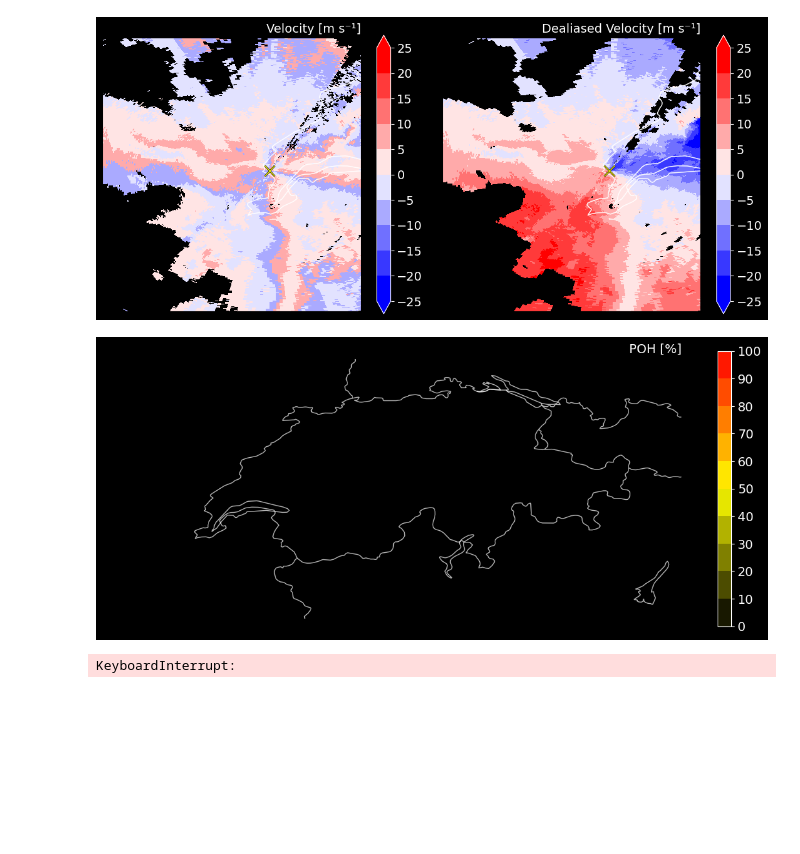
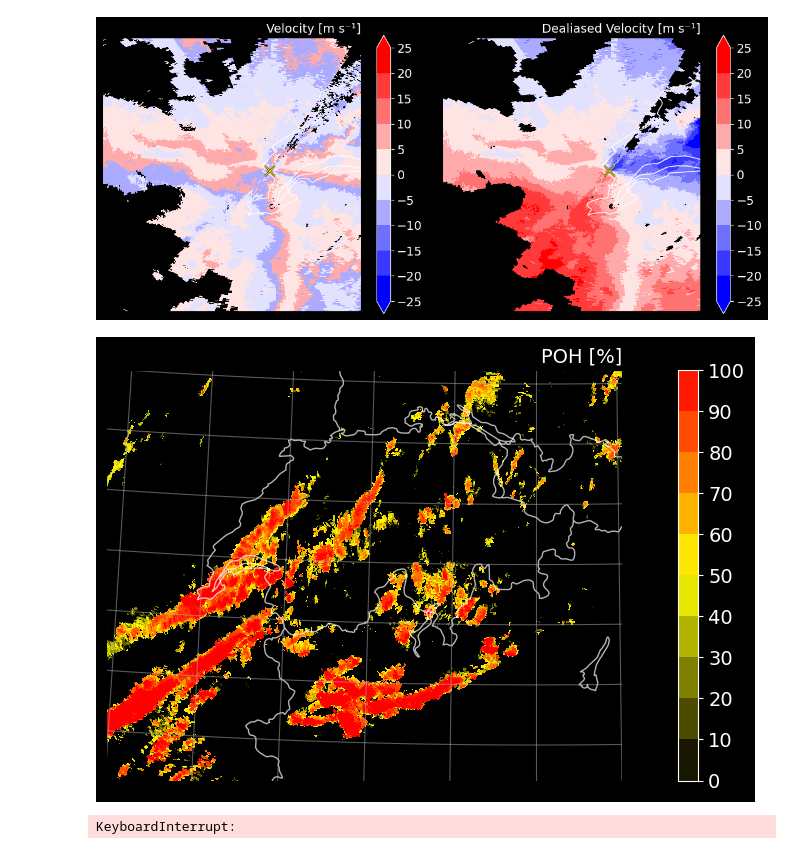
Before and after one commit to florianvalentinackermann/radar_windgusts, a Jupyter notebook: first_case.ipynb, the cells around one changed output. Saved outputs shown, nothing was run; the diff lists cells and outputs as text; code cells hidden in the pictures; blank space fills up the shorter version.

```diff
--- a/first_case.ipynb
+++ b/first_case.ipynb
@@ -181,8 +191,8 @@ lats, lons = radar_to_latlon(radar_lat, radar_lon, ranges, azimuths)
 chx = np.arange(255000, 255000 + 710 * 1000 + 1, 1000)
 chy = sorted(np.arange(-160000, -160000 + 640 * 1000 + 1, 1000), reverse=True)
 X, Y = np.meshgrid(chx, chy)
-# Initialize transformer for Swiss grid to WGS84 (EPSG:21781 to EPSG:3857)
-transformer = Transformer.from_crs(21781, 4326, always_xy=True)
+# Initialize transformer for Swiss grid to WGS84 (EPSG:21781 to EPSG:3857) 4326 PlateCarree
+transformer = Transformer.from_crs(21781, 3035, always_xy=True)
 # Convert Swiss grid coordinates to lat/lon
 clons, clats = transformer.transform(X, Y)
 
@@ -839,45 +854,50 @@ plt.show()
 # %%
 # Daily POH
 
+projection = ccrs.epsg(3035)
 # Create figure with one subplot (dBZC composite)
-fig, ax = plt.subplots(figsize=(11.5, 5), subplot_kw={'projection': ccrs.PlateCarree()})
+fig, ax = plt.subplots(figsize=(11.5, 5), subplot_kw={'projection': projection})
 
 # Set background to black for the plot
 fig.patch.set_facecolor('black')  # Set the overall figure background
 ax.set_facecolor('black')  # Set axis background
 
 # Plot dBZC composite
 dBZC = np.ma.masked_less_equal(dBZC, 0)
 cmap_dBZC = cmap_bzc
 cmap_dBZC.set_bad(color='black')
-p2 = ax.pcolormesh(clons, clats, dBZC, cmap=cmap_dBZC, transform=ccrs.PlateCarree(), vmin=0, vmax=100)
+p2 = ax.pcolormesh(clons, clats, dBZC, cmap=cmap_dBZC, transform=projection, vmin=0, vmax=100)
 
 # Add a colorbar for the plot, capping it between 0 and 100
 cbar2 = plt.colorbar(p2, ax=ax, extend='neither', cmap=cmap_dBZC, boundaries=np.linspace(0, 100, 11), ticks=np.linspace(0, 100, 11))
 cbar2.outline.set_edgecolor('white')
 cbar2.ax.yaxis.set_tick_params(color='white', labelsize=14)
 plt.setp(plt.getp(cbar2.ax.axes, 'yticklabels'), color='white')
 ax.set_title('POH [%]', color='white', loc='right', fontsize=14)
 
 # Add Radar, Geneva, and Lausanne locations to the plot
 # ax.plot(radar_lon, radar_lat, marker='x', color='yellow', markersize=12, transform=ccrs.PlateCarree(),
 #         path_effects=[path_effects.withStroke(linewidth=2, foreground='black')])
 # ax.plot(geneva_lon, geneva_lat, marker='o', color='white', markersize=8, markeredgecolor='black', markeredgewidth=2, transform=ccrs.PlateCarree())
 # ax.plot(lausanne_lon, lausanne_lat, marker='o', color='white', markersize=8, markeredgecolor='black', markeredgewidth=2, transform=ccrs.PlateCarree())
-ax.set_extent([5, 11, 45.3, 48], crs=ccrs.PlateCarree())
-ax.add_feature(cfeature.BORDERS, edgecolor='white', linestyle='-', alpha=0.7, transform=ccrs.PlateCarree())
-ax.add_feature(cfeature.COASTLINE, edgecolor='white', alpha=0.7, transform=ccrs.PlateCarree())
-ax.add_feature(cfeature.LAKES, edgecolor='white', facecolor='none', alpha=0.7, transform=ccrs.PlateCarree())
+ax.set_extent([5, 11, 44.7, 48], crs=ccrs.PlateCarree())
+ax.add_feature(cfeature.BORDERS, edgecolor='white', linestyle='-', alpha=0.7#, transform=ccrs.PlateCarree()
+               )
+ax.add_feature(cfeature.COASTLINE, edgecolor='white', alpha=0.7#, transform=ccrs.PlateCarree()
+               )
+ax.add_feature(cfeature.LAKES, edgecolor='white', facecolor='none', alpha=0.7#, transform=ccrs.PlateCarree()
+               )
+ax.gridlines(alpha=0.5)
 
 # Adjust layout and display the plot
 plt.tight_layout(rect=[0, 0, 1, 0.95])
 
 # Save the figure (adjust this line to your desired path)
 #plt.savefig("/users/fackerma/newproject1/figures/first_case/dailyPOH_2.png", facecolor='black', dpi=300)
 
 plt.show()
 # %% [output]
-[figure, old version]
+[figure, new version]
 # %%
 # Plot for 16:10 UTC
 
```
Also changed, not shown: parts of 2 cells of this notebook, 33 other files.
